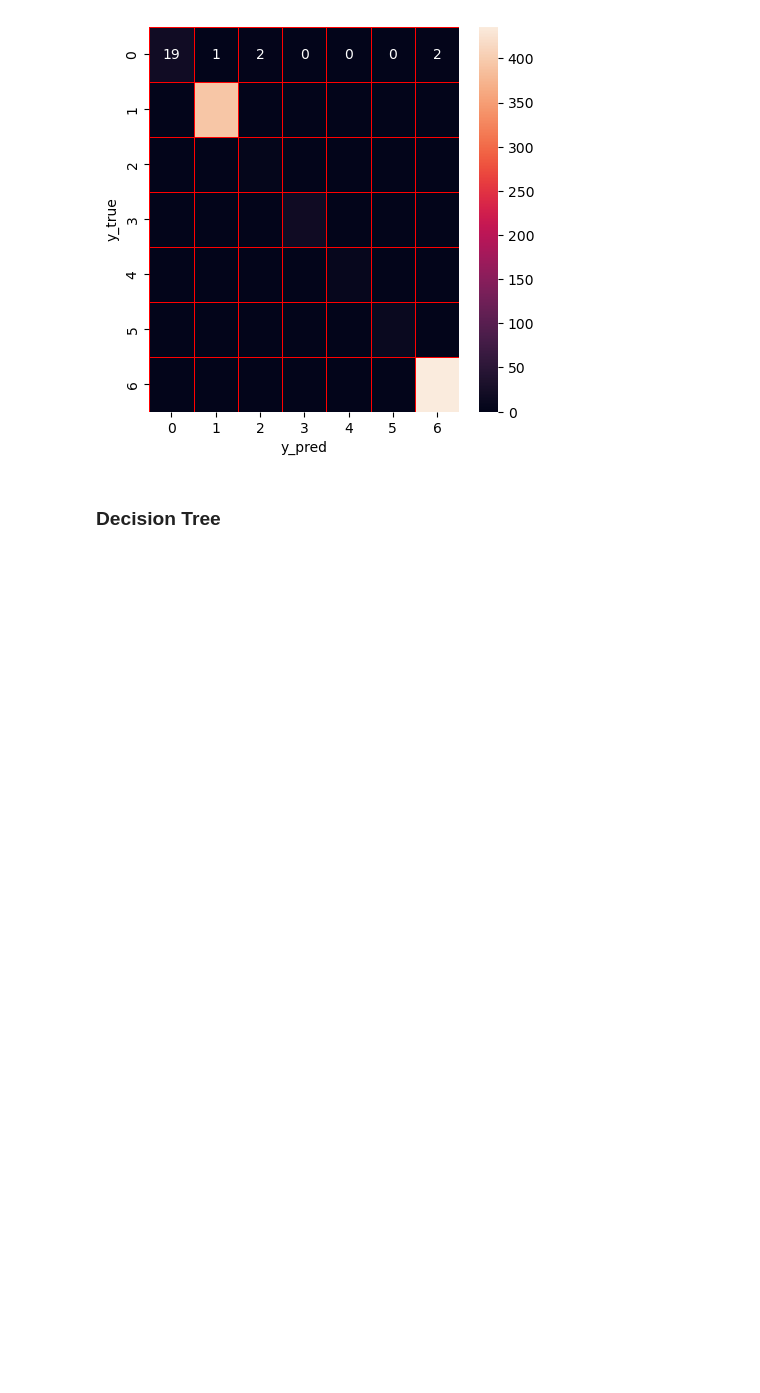
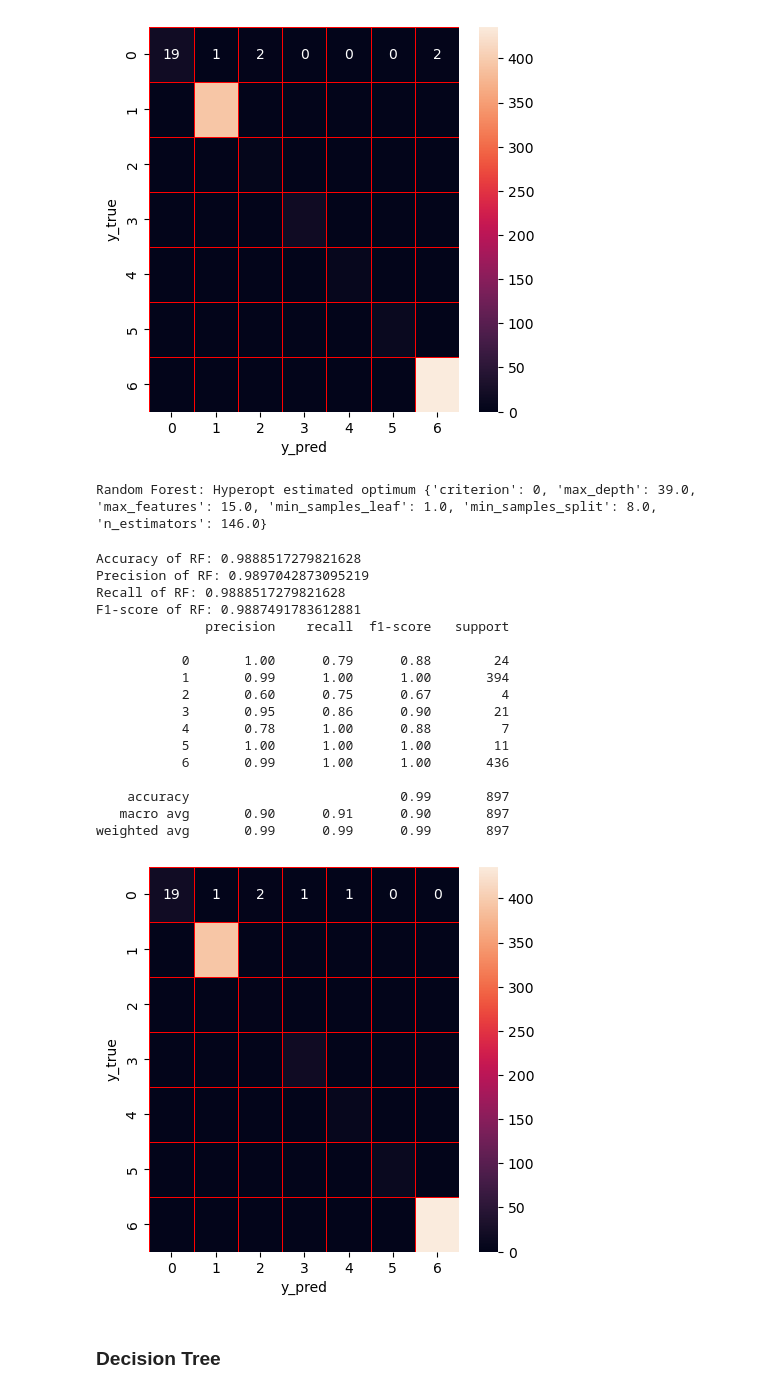
Before and after one commit to Johann-George/IDPS, a Jupyter notebook: Intrusion Detection_Sampled _Set.ipynb, the cells around one changed output. Cells and saved outputs as stored; diff of their text form; code cells hidden in the pictures; blank space fills up the shorter version.

```diff
--- a/Intrusion Detection_Sampled _Set.ipynb
+++ b/Intrusion Detection_Sampled _Set.ipynb
@@ -725,3 +728,76 @@ F1-score of RF: 0.9897733449291053
    macro avg       0.94      0.95      0.94       897
 weighted avg       0.99      0.99      0.99       897
 [figure]
+# %%
+# Hyperparameter optimization of random forest
+from hyperopt import hp, fmin, tpe, STATUS_OK, Trials
+from sklearn.model_selection import cross_val_score, StratifiedKFold
+# Define the objective function
+def objective(params):
+    params = {
+        'n_estimators': int(params['n_estimators']),
+        'max_depth': int(params['max_depth']),
+        'max_features': int(params['max_features']),
+        "min_samples_split":int(params['min_samples_split']),
+        "min_samples_leaf":int(params['min_samples_leaf']),
+        "criterion":str(params['criterion'])
+    }
+    clf = RandomForestClassifier( **params)
+    clf.fit(X_train_1,y_train_1)
+    score=clf.score(X_test_1,y_test_1)
+
+    return {'loss':-score, 'status': STATUS_OK }
+# Define the hyperparameter configuration space
+space = {
+    'n_estimators': hp.quniform('n_estimators', 10, 200, 1),
+    'max_depth': hp.quniform('max_depth', 5, 50, 1),
+    "max_features":hp.quniform('max_features', 1, 20, 1),
+    "min_samples_split":hp.quniform('min_samples_split',2,11,1),
+    "min_samples_leaf":hp.quniform('min_samples_leaf',1,11,1),
+    "criterion":hp.choice('criterion',['gini','entropy'])
+}
+
+best = fmin(fn=objective,
+            space=space,
+            algo=tpe.suggest,
+            max_evals=20)
+print("Random Forest: Hyperopt estimated optimum {}".format(best))
+# %% [output]
+Random Forest: Hyperopt estimated optimum {'criterion': 0, 'max_depth': 39.0, 'max_features': 15.0, 'min_samples_leaf': 1.0, 'min_samples_split': 8.0, 'n_estimators': 146.0}
+# %%
+rf_hpo = RandomForestClassifier(n_estimators = 146, min_samples_leaf = 1, max_depth = 39, min_samples_split = 8, max_features = 15, criterion = 'entropy')
+rf_hpo.fit(X_train_1,y_train_1)
+rf_score=rf_hpo.score(X_test_1,y_test_1)
+y_predict_1=rf_hpo.predict(X_test_1)
+y_true_1=y_test_1
+print('Accuracy of RF: '+ str(rf_score))
+precision,recall,fscore,none= precision_recall_fscore_support(y_true_1, y_predict_1, average='weighted')
+print('Precision of RF: '+(str(precision)))
+print('Recall of RF: '+(str(recall)))
+print('F1-score of RF: '+(str(fscore)))
+print(classification_report(y_true_1,y_predict_1))
+cm=confusion_matrix(y_true_1,y_predict_1)
+f,ax=plt.subplots(figsize=(5,5))
+sns.heatmap(cm,annot=True,linewidth=0.5,linecolor="red",fmt=".0f",ax=ax)
+plt.xlabel("y_pred")
+plt.ylabel("y_true")
+plt.show()
+# %% [output]
+Accuracy of RF: 0.9888517279821628
+Precision of RF: 0.9897042873095219
+Recall of RF: 0.9888517279821628
+F1-score of RF: 0.9887491783612881
+              precision    recall  f1-score   support
+
+           0       1.00      0.79      0.88        24
+           1       0.99      1.00      1.00       394
+           2       0.60      0.75      0.67         4
+           3       0.95      0.86      0.90        21
+           4       0.78      1.00      0.88         7
+           5       1.00      1.00      1.00        11
+           6       0.99      1.00      1.00       436
+
+    accuracy                           0.99       897
+   macro avg       0.90      0.91      0.90       897
+weighted avg       0.99      0.99      0.99       897
+[figure, added]
```
Also changed, not shown: parts of 14 cells of this notebook.
